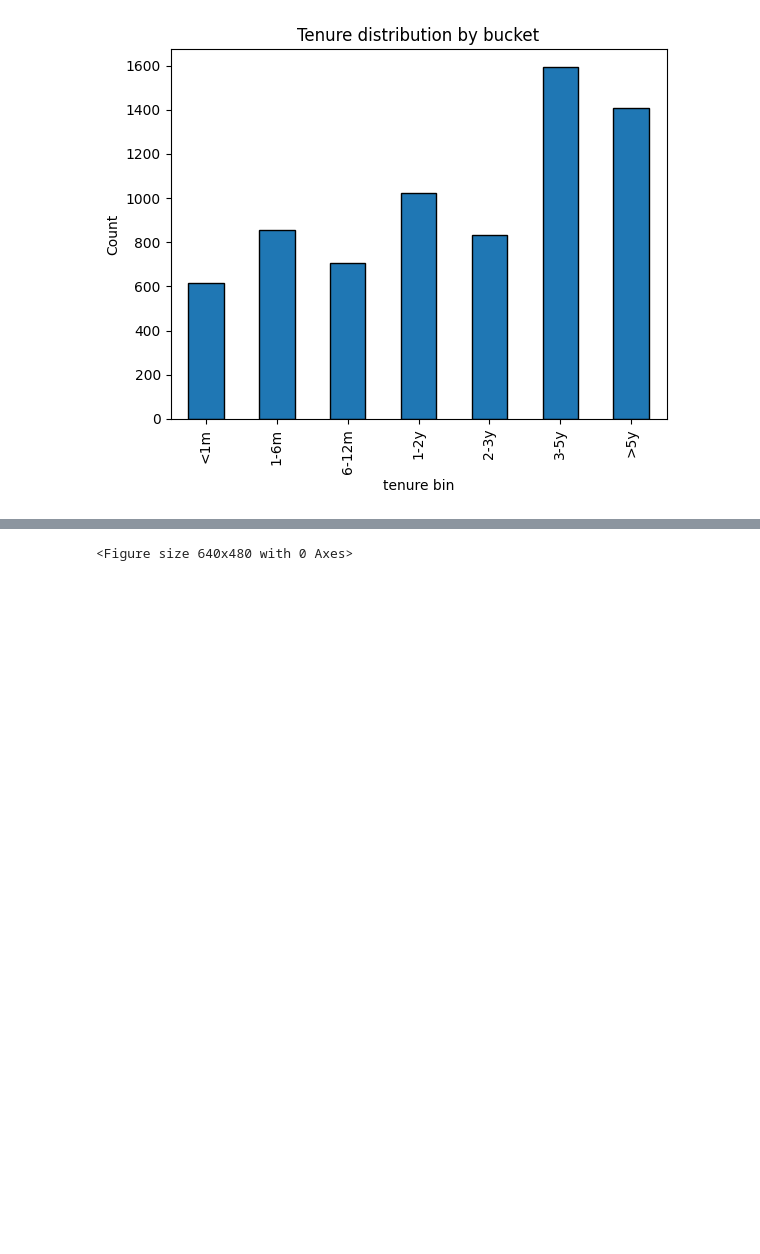
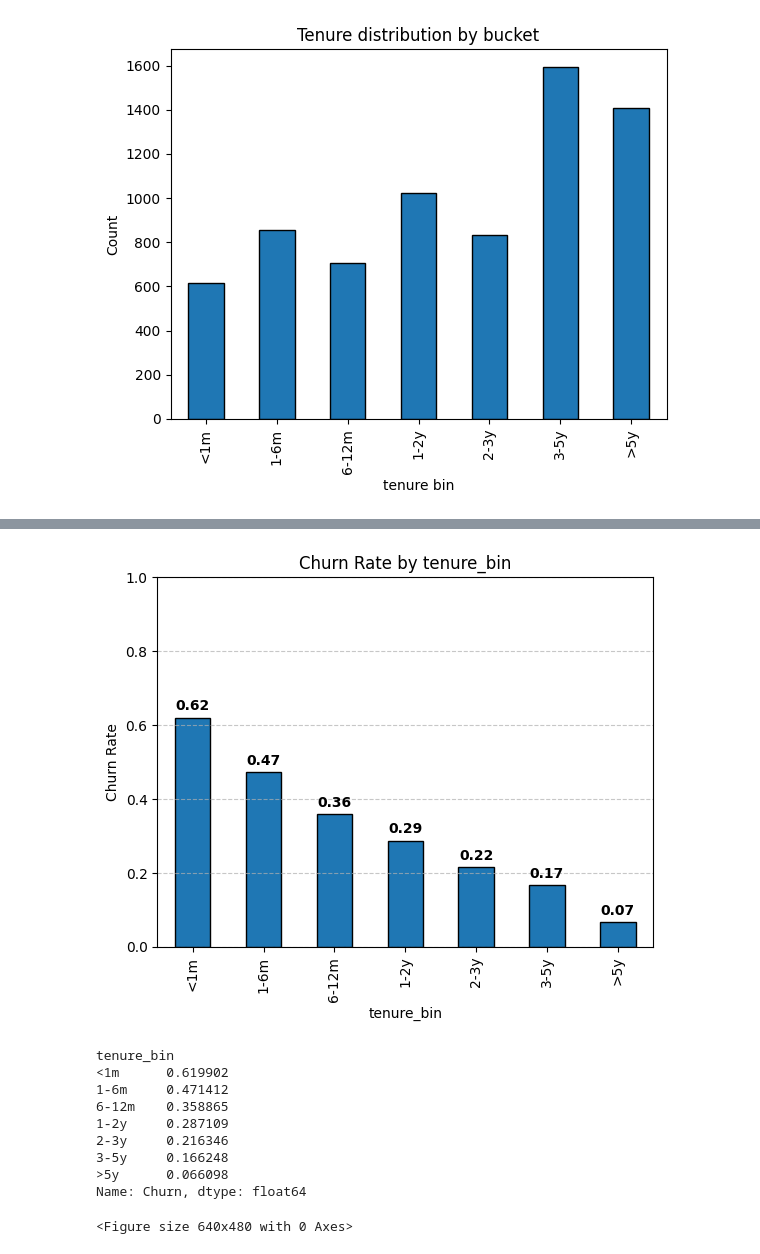
Before and after one commit to sidneipj1/telco_churn_case, a Jupyter notebook: notebooks/00_exploration_telco_churn_case.ipynb, the cells around one changed output, grey strips where cells are left out. Cells and saved outputs as stored; diff of their text form; code cells hidden in the pictures; blank space fills up the shorter version.

```diff
--- a/notebooks/00_exploration_telco_churn_case.ipynb
+++ b/notebooks/00_exploration_telco_churn_case.ipynb
@@ -369,3 +442,17 @@ df["tenure_bin"] = plot_bucket_distribution(
+# %%
+# Ternure bin
+plot_churn_rate_by_bin(df, "tenure_bin")
+# %% [output]
+[figure, added]
+tenure_bin
+<1m      0.619902
+1-6m     0.471412
+6-12m    0.358865
+1-2y     0.287109
+2-3y     0.216346
+3-5y     0.166248
+>5y      0.066098
+Name: Churn, dtype: float64
 # %%
 # Numeric vs target
 for col in NUM_COLS:
```
Also changed, not shown: parts of 7 cells of this notebook.
